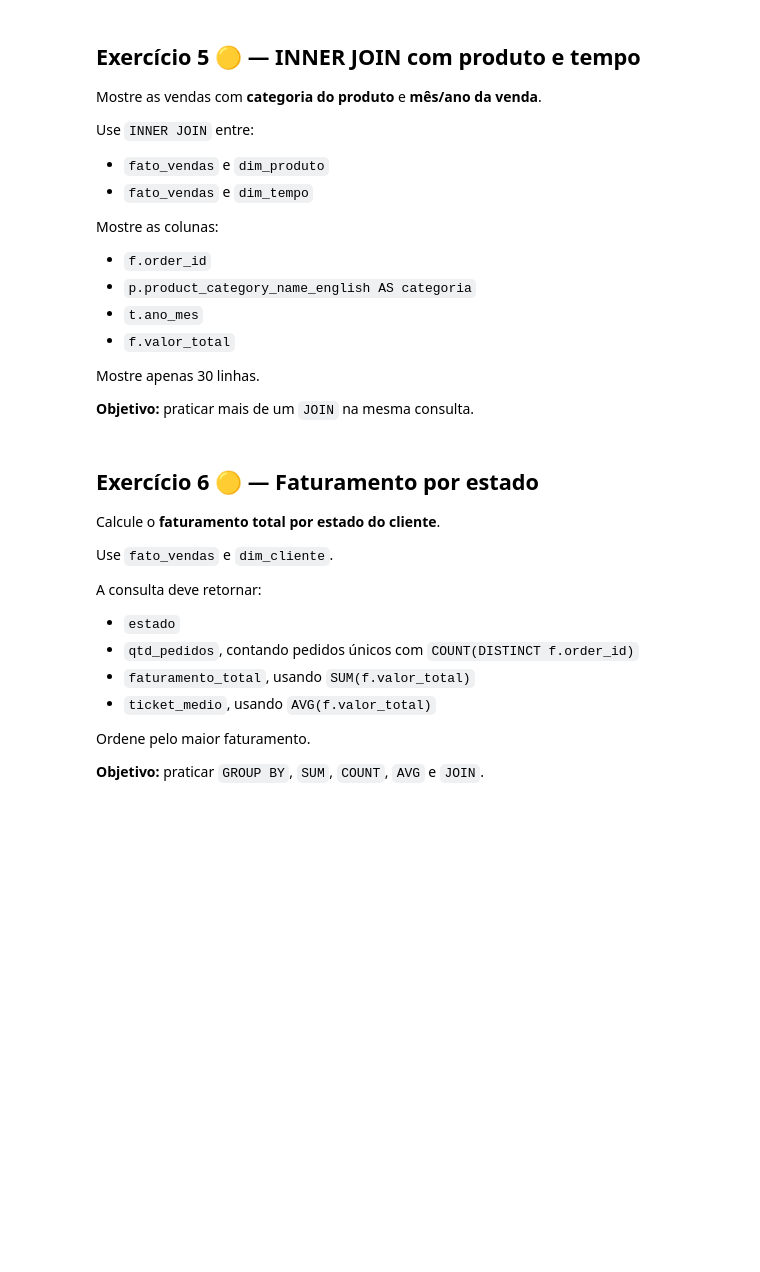
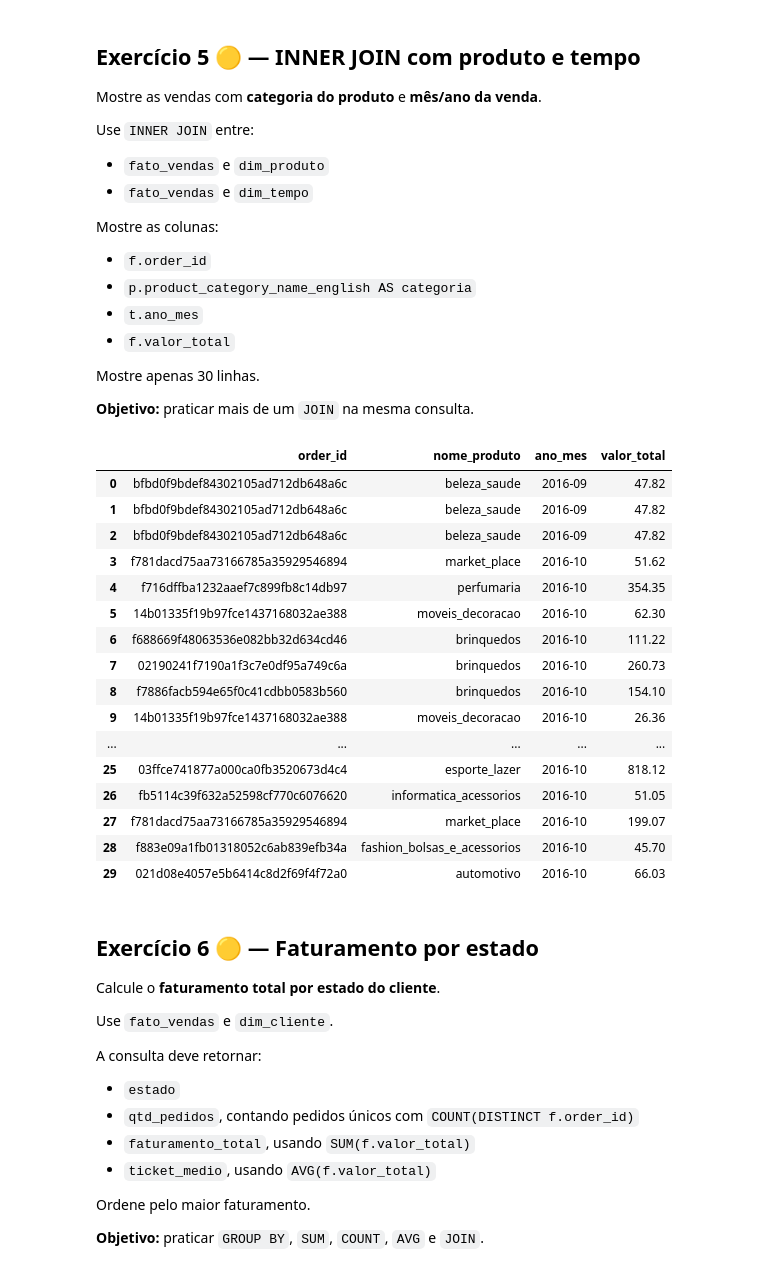
Before and after one commit to VictorHSaints/Semana_9, a Jupyter notebook: Exercício/Semana_9_Lista_Exercicios_SQLBásico.ipynb, the cells around one changed output. Saved outputs shown, nothing was run; the diff lists cells and outputs as text; code cells hidden in the pictures; blank space fills up the shorter version.

```diff
--- a/Exercício/Semana_9_Lista_Exercicios_SQLBásico.ipynb
+++ b/Exercício/Semana_9_Lista_Exercicios_SQLBásico.ipynb
@@ -290,8 +290,37 @@ Mostre apenas 30 linhas.
 **Objetivo:** praticar mais de um `JOIN` na mesma consulta.
 # %%
 banco_dados.sql("""
--- escreva sua consulta aqui
+SELECT
+    f.order_id,
+    p.product_category_name as nome_produto,
+    t.ano_mes,
+    f.valor_total
+FROM fato_vendas f
+JOIN dim_produto p
+    ON f.produto_sk = p.produto_sk
+JOIN dim_tempo t
+    ON f.tempo_sk = t.tempo_sk
+ORDER BY t.ano_mes
+LIMIT 30
 """).df()
+# %% [output]
+|  | order_id | nome_produto | ano_mes | valor_total |
+| 0 | bfbd0f9bdef84302105ad712db648a6c | beleza_saude | 2016-09 | 47.82 |
+| 1 | bfbd0f9bdef84302105ad712db648a6c | beleza_saude | 2016-09 | 47.82 |
+| 2 | bfbd0f9bdef84302105ad712db648a6c | beleza_saude | 2016-09 | 47.82 |
+| 3 | f781dacd75aa73166785a35929546894 | market_place | 2016-10 | 51.62 |
+| 4 | f716dffba1232aaef7c899fb8c14db97 | perfumaria | 2016-10 | 354.35 |
+| 5 | 14b01335f19b97fce1437168032ae388 | moveis_decoracao | 2016-10 | 62.30 |
+| 6 | f688669f48063536e082bb32d634cd46 | brinquedos | 2016-10 | 111.22 |
+| 7 | 02190241f7190a1f3c7e0df95a749c6a | brinquedos | 2016-10 | 260.73 |
+| 8 | f7886facb594e65f0c41cdbb0583b560 | brinquedos | 2016-10 | 154.10 |
+| 9 | 14b01335f19b97fce1437168032ae388 | moveis_decoracao | 2016-10 | 26.36 |
+| ... | ... | ... | ... | ... |
+| 25 | 03ffce741877a000ca0fb3520673d4c4 | esporte_lazer | 2016-10 | 818.12 |
+| 26 | fb5114c39f632a52598cf770c6076620 | informatica_acessorios | 2016-10 | 51.05 |
+| 27 | f781dacd75aa73166785a35929546894 | market_place | 2016-10 | 199.07 |
+| 28 | f883e09a1fb01318052c6ab839efb34a | fashion_bolsas_e_acessorios | 2016-10 | 45.70 |
+| 29 | 021d08e4057e5b6414c8d2f69f4f72a0 | automotivo | 2016-10 | 66.03 |
 # %% [markdown]
 ## Exercício 6 🟡 — Faturamento por estado
 
```
Also changed, not shown: parts of 6 cells of this notebook, 1 other file.
